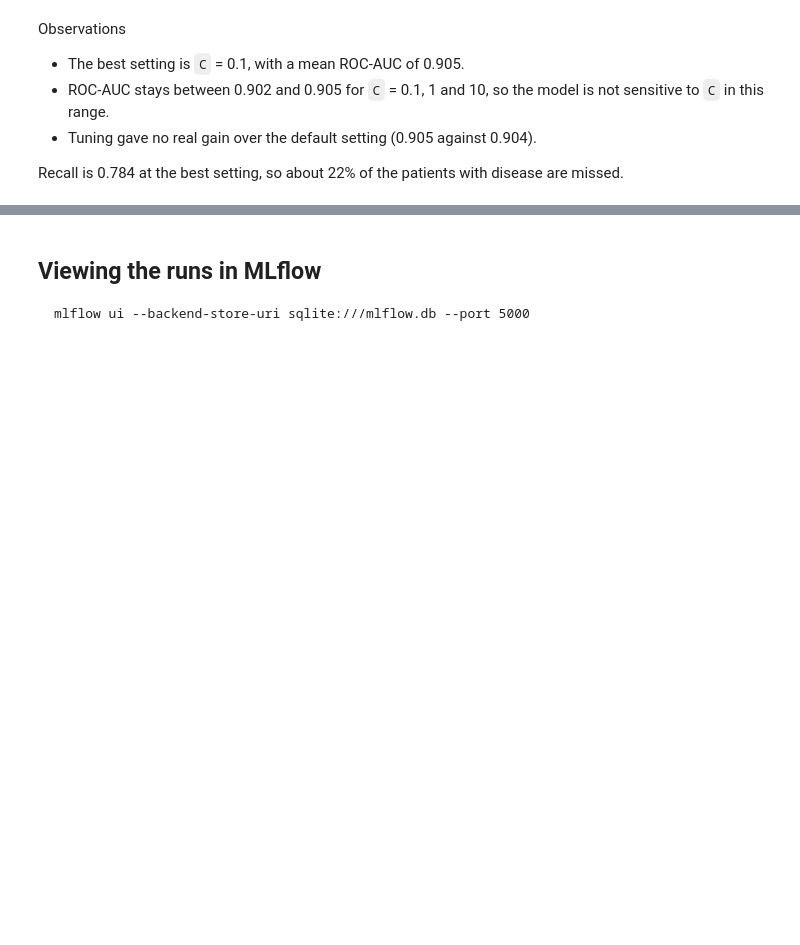
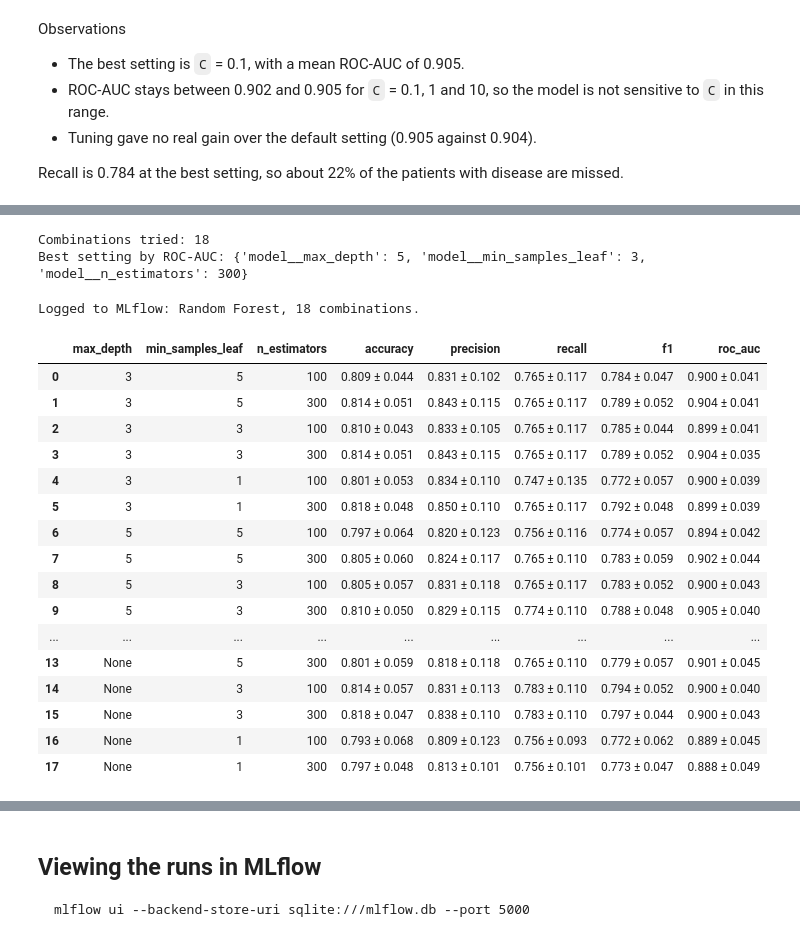
Before and after one commit to 2025ae05589/heart-disease-mlops, a Jupyter notebook: notebooks/02_model_development.ipynb, the cells around one changed output, grey strips where cells are left out. Drawn from its saved outputs; the diff is of its cells as text; code cells hidden in the pictures; blank space fills up the shorter version.

```diff
--- a/notebooks/02_model_development.ipynb
+++ b/notebooks/02_model_development.ipynb
@@ -223,0 +244,36 @@ are missed.
+# %%
+search = run_grid_search(pipeline, grid, X_train, y_train, folds)
+metrics_table = build_metrics_table(search)
+
+print("Combinations tried:", len(metrics_table))
+print("Best setting by ROC-AUC:", search.best_params_)
+# %% [output]
+Combinations tried: 18
+Best setting by ROC-AUC: {'model__max_depth': 5, 'model__min_samples_leaf': 3, 'model__n_estimators': 300}
+# %%
+# recorded in MLflow: a parent run for the model, a child run for each
+# combination, and the trained model of the best setting
+log_model_runs(model_name, pipeline, search, metrics_table, X_train, y_train, folds)
+# %% [output]
+Logged to MLflow: Random Forest, 18 combinations.
+# %%
+# mean ± std over the 10 folds
+readable_metrics(metrics_table)
+# %% [output]
+|  | max_depth | min_samples_leaf | n_estimators | accuracy | precision | recall | f1 | roc_auc |
+| 0 | 3 | 5 | 100 | 0.809 ± 0.044 | 0.831 ± 0.102 | 0.765 ± 0.117 | 0.784 ± 0.047 | 0.900 ± 0.041 |
+| 1 | 3 | 5 | 300 | 0.814 ± 0.051 | 0.843 ± 0.115 | 0.765 ± 0.117 | 0.789 ± 0.052 | 0.904 ± 0.041 |
+| 2 | 3 | 3 | 100 | 0.810 ± 0.043 | 0.833 ± 0.105 | 0.765 ± 0.117 | 0.785 ± 0.044 | 0.899 ± 0.041 |
+| 3 | 3 | 3 | 300 | 0.814 ± 0.051 | 0.843 ± 0.115 | 0.765 ± 0.117 | 0.789 ± 0.052 | 0.904 ± 0.035 |
+| 4 | 3 | 1 | 100 | 0.801 ± 0.053 | 0.834 ± 0.110 | 0.747 ± 0.135 | 0.772 ± 0.057 | 0.900 ± 0.039 |
+| 5 | 3 | 1 | 300 | 0.818 ± 0.048 | 0.850 ± 0.110 | 0.765 ± 0.117 | 0.792 ± 0.048 | 0.899 ± 0.039 |
+| 6 | 5 | 5 | 100 | 0.797 ± 0.064 | 0.820 ± 0.123 | 0.756 ± 0.116 | 0.774 ± 0.057 | 0.894 ± 0.042 |
+| 7 | 5 | 5 | 300 | 0.805 ± 0.060 | 0.824 ± 0.117 | 0.765 ± 0.110 | 0.783 ± 0.059 | 0.902 ± 0.044 |
+| 8 | 5 | 3 | 100 | 0.805 ± 0.057 | 0.831 ± 0.118 | 0.765 ± 0.117 | 0.783 ± 0.052 | 0.900 ± 0.043 |
+| 9 | 5 | 3 | 300 | 0.810 ± 0.050 | 0.829 ± 0.115 | 0.774 ± 0.110 | 0.788 ± 0.048 | 0.905 ± 0.040 |
+| ... | ... | ... | ... | ... | ... | ... | ... | ... |
+| 13 | None | 5 | 300 | 0.801 ± 0.059 | 0.818 ± 0.118 | 0.765 ± 0.110 | 0.779 ± 0.057 | 0.901 ± 0.045 |
+| 14 | None | 3 | 100 | 0.814 ± 0.057 | 0.831 ± 0.113 | 0.783 ± 0.110 | 0.794 ± 0.052 | 0.900 ± 0.040 |
+| 15 | None | 3 | 300 | 0.818 ± 0.047 | 0.838 ± 0.110 | 0.783 ± 0.110 | 0.797 ± 0.044 | 0.900 ± 0.043 |
+| 16 | None | 1 | 100 | 0.793 ± 0.068 | 0.809 ± 0.123 | 0.756 ± 0.093 | 0.772 ± 0.062 | 0.889 ± 0.045 |
+| 17 | None | 1 | 300 | 0.797 ± 0.048 | 0.813 ± 0.101 | 0.756 ± 0.101 | 0.773 ± 0.047 | 0.888 ± 0.049 |
```
Also changed, not shown: parts of 7 cells of this notebook.
